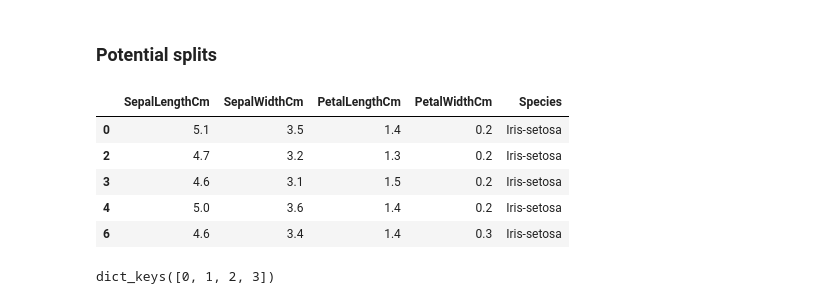
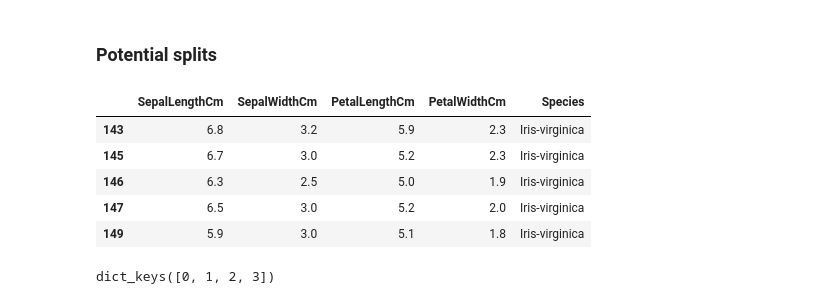
Before and after one commit to serinamarie/CS-Build-Sprint-1, a Jupyter notebook: decisiontreefunctions.ipynb, the cells around one changed output. Saved outputs shown, nothing was run; the diff lists cells and outputs as text; code cells hidden in the pictures.

```diff
--- a/decisiontreefunctions.ipynb
+++ b/decisiontreefunctions.ipynb
@@ -109,14 +109,14 @@ classify(train[train.PetalWidthCm > 1.2].values)
 # %% [markdown]
 ### Potential splits
 # %%
-train.head()
+train.tail()
 # %% [output]
 |  | SepalLengthCm | SepalWidthCm | PetalLengthCm | PetalWidthCm | Species |
-| 0 | 5.1 | 3.5 | 1.4 | 0.2 | Iris-setosa |
-| 2 | 4.7 | 3.2 | 1.3 | 0.2 | Iris-setosa |
-| 3 | 4.6 | 3.1 | 1.5 | 0.2 | Iris-setosa |
-| 4 | 5.0 | 3.6 | 1.4 | 0.2 | Iris-setosa |
-| 6 | 4.6 | 3.4 | 1.4 | 0.3 | Iris-setosa |
+| 143 | 6.8 | 3.2 | 5.9 | 2.3 | Iris-virginica |
+| 145 | 6.7 | 3.0 | 5.2 | 2.3 | Iris-virginica |
+| 146 | 6.3 | 2.5 | 5.0 | 1.9 | Iris-virginica |
+| 147 | 6.5 | 3.0 | 5.2 | 2.0 | Iris-virginica |
+| 149 | 5.9 | 3.0 | 5.1 | 1.8 | Iris-virginica |
 # %%
 def get_potential_splits(data):
 
```
Also changed, not shown: parts of 21 cells of this notebook.
